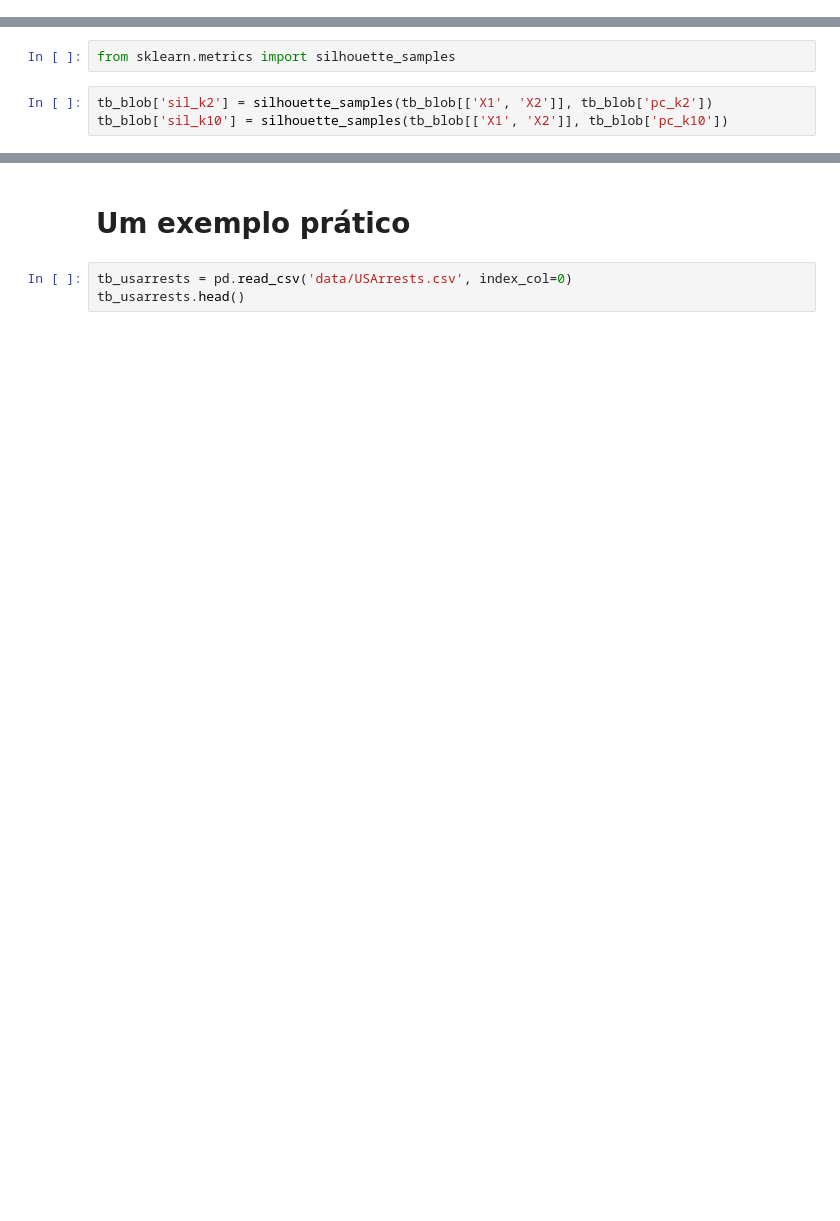
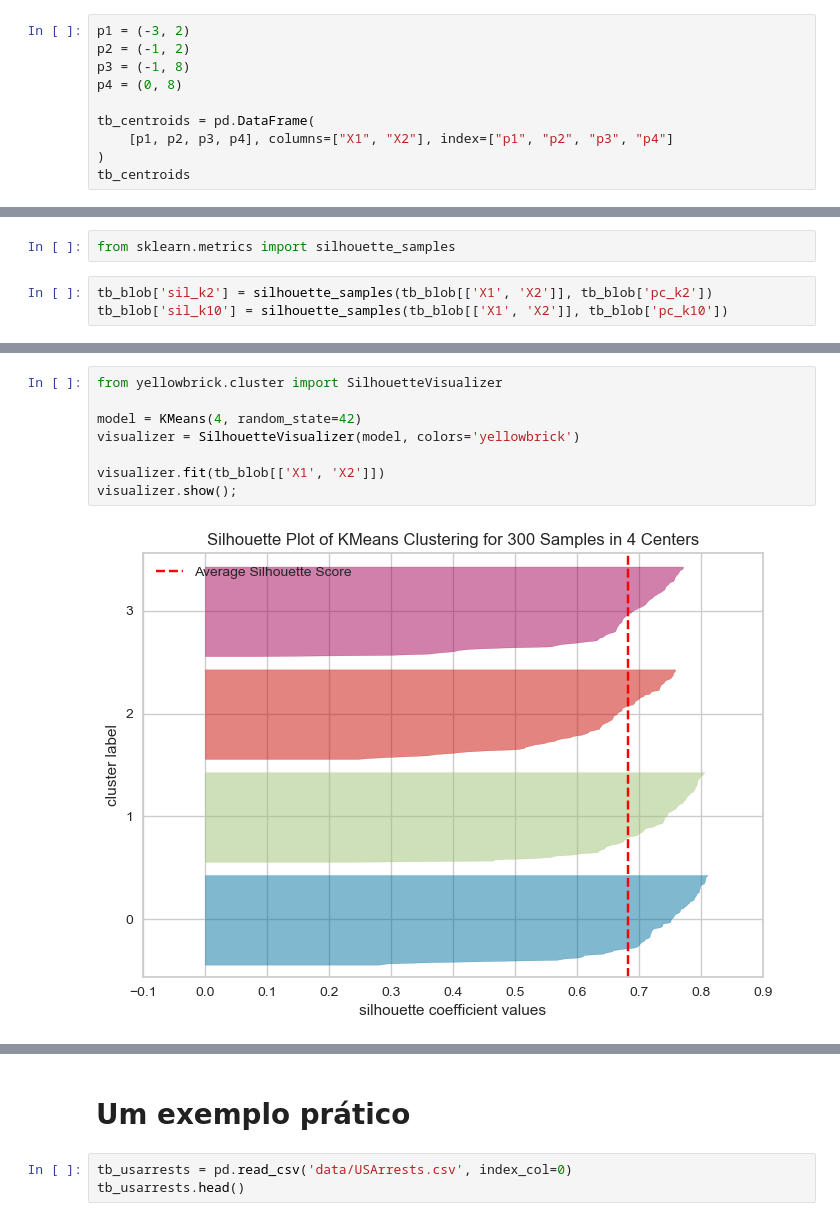
Before and after one commit to sadguilherme/99_PT_JAN2023, a Jupyter notebook: aulas/20230523 Algoritmos Não-Supervisionados I.ipynb, the cells around one changed output, grey strips where cells are left out. Drawn from its saved outputs; the diff is of its cells as text; blank space fills up the shorter version.

```diff
--- a/aulas/20230523 Algoritmos Não-Supervisionados I.ipynb
+++ b/aulas/20230523 Algoritmos Não-Supervisionados I.ipynb
@@ -89,0 +132,10 @@ tb_centroids
+# %%
+p1 = (-3, 2)
+p2 = (-1, 2)
+p3 = (-1, 8)
+p4 = (0, 8)
+
+tb_centroids = pd.DataFrame(
+    [p1, p2, p3, p4], columns=["X1", "X2"], index=["p1", "p2", "p3", "p4"]
+)
+tb_centroids
@@ -252,3 +409,13 @@ sns.lineplot(data = tb_inertia, x = 'k', y = 'silhouette');
+# %%
+from yellowbrick.cluster import SilhouetteVisualizer
+
+model = KMeans(4, random_state=42)
+visualizer = SilhouetteVisualizer(model, colors='yellowbrick')
+
+visualizer.fit(tb_blob[['X1', 'X2']])
+visualizer.show();
+# %% [output]
+[figure, added]
 # %%
 from yellowbrick.cluster import SilhouetteVisualizer
 
```
Also changed, not shown: parts of 46 cells of this notebook.
